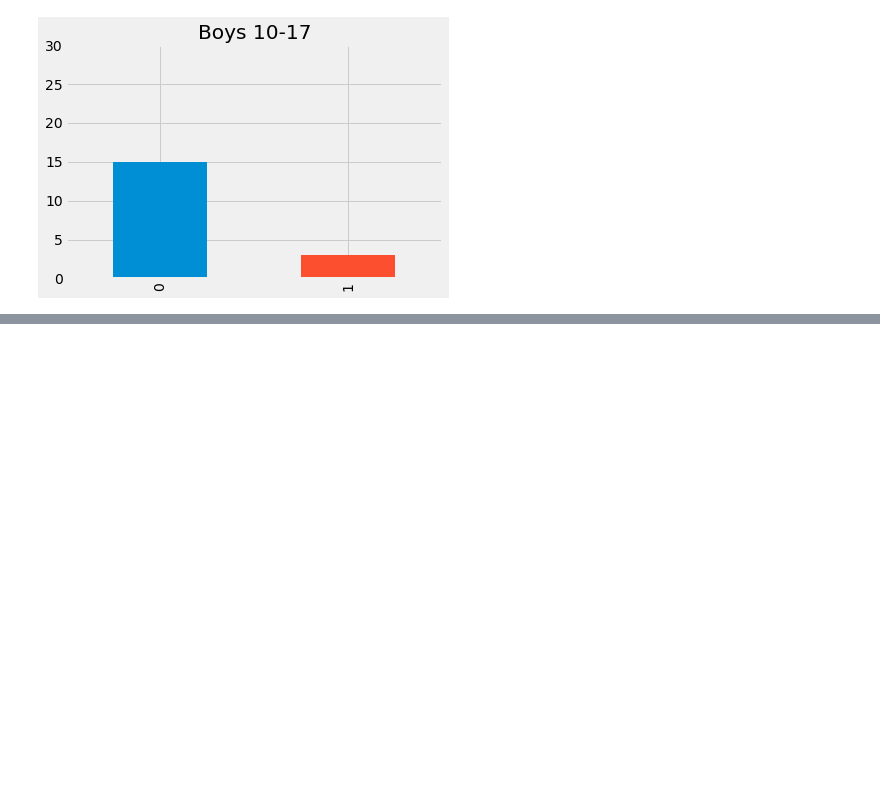
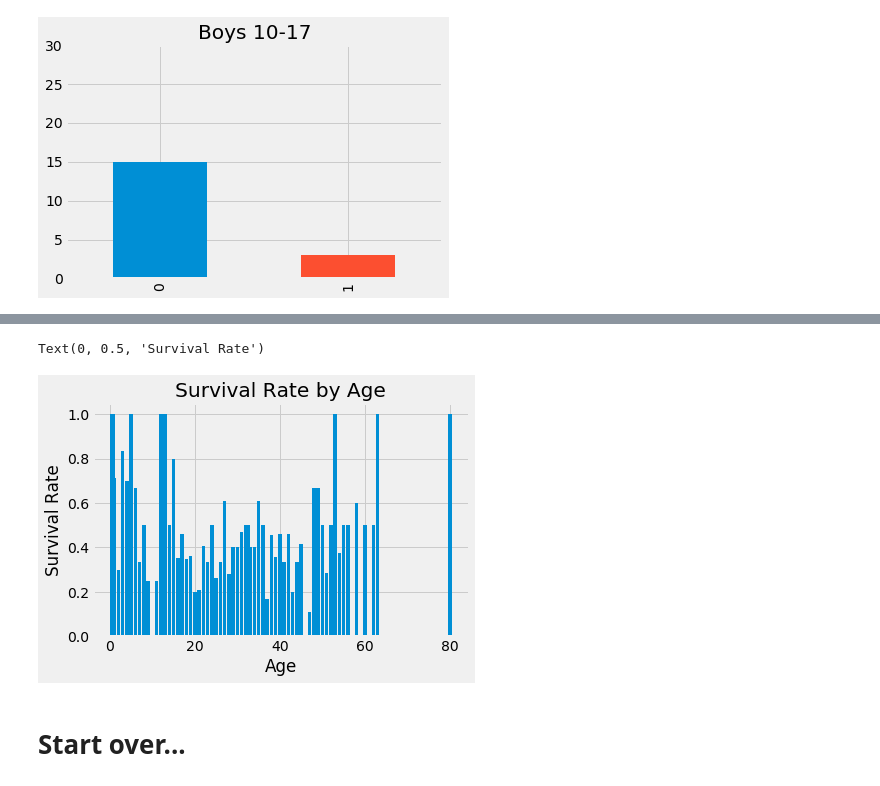
Before and after one commit to papagorgio23/Northwestern, a Jupyter notebook: 422 - Practical Machine Learning/Week 1/Discussion1.ipynb, the cells around one changed output, grey strips where cells are left out. Drawn from its saved outputs; the diff is of its cells as text; code cells hidden in the pictures; blank space fills up the shorter version.

```diff
--- a/422 - Practical Machine Learning/Week 1/Discussion1.ipynb
+++ b/422 - Practical Machine Learning/Week 1/Discussion1.ipynb
@@ -501,3 +501,7 @@ plt.subplot(1,1,1)
 titanic[(titanic.Sex == 'male') & (titanic.Age > 10) & (titanic.Age <17)].Survived.value_counts(sort = False).plot.bar(title = 'Boys 10-17', ylim = (0,30));
 # %% [output]
 [figure]
+# %%
+def survived_ratio(x):
+  '''This function is used within pivot_tables to calculate ratios'''
+  return np.sum(x) / np.size(x)
@@ -503,0 +538,18 @@ titanic[(titanic.Sex == 'male') & (titanic.Age > 10) & (titanic.Age <17)].Surviv
+# %%
+# survival rate by age
+age_piv = pd.pivot_table(titanic, values='Survived', index='Age',
+                        aggfunc={'Survived': [np.sum, np.size, survived_ratio]})
+# %%
+# reset index
+age_piv = age_piv.reset_index()
+# %%
+# barplot
+plt.bar(age_piv['Age'], age_piv['survived_ratio'])
+plt.title('Survival Rate by Age')
+plt.xlabel('Age')
+plt.ylabel('Survival Rate')
+# %% [output]
+Text(0, 0.5, 'Survival Rate')
+[figure, added]
+# %% [markdown]
+# Start over...
```
Also changed, not shown: parts of 31 cells of this notebook.
